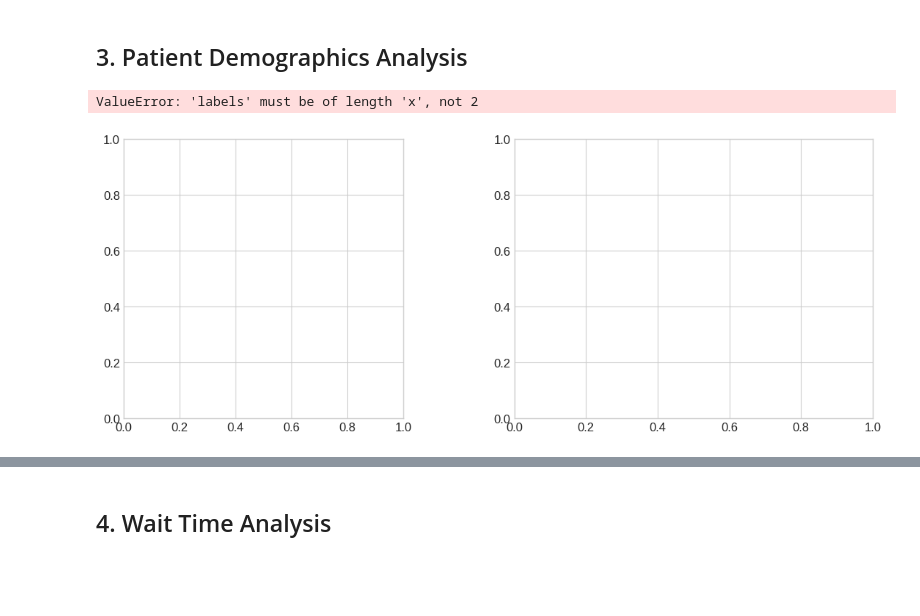
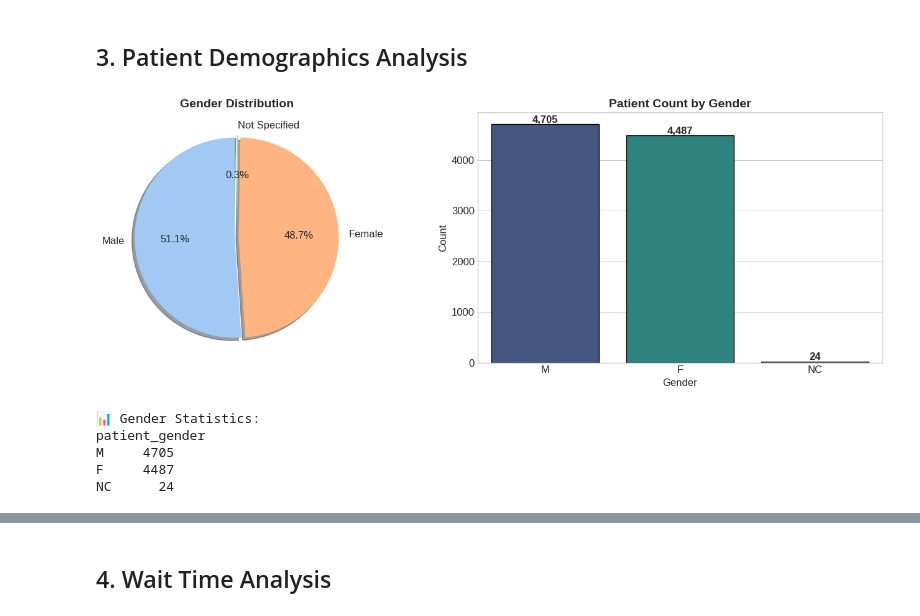
Before and after one commit to Shambhavijha19/healthcareEDA, a Jupyter notebook: Healthcare_EDA_Analysis.ipynb, the cells around one changed output, grey strips where cells are left out. Cells and saved outputs as stored; diff of their text form; code cells hidden in the pictures; blank space fills up the shorter version.

Commit message:
added 1 graph

```diff
--- a/Healthcare_EDA_Analysis.ipynb
+++ b/Healthcare_EDA_Analysis.ipynb
@@ -151,33 +151,40 @@ New columns added: year, month, month_name, day_of_week, hour, is_weekend, age_g
 # %% [markdown]
 ## 3. Patient Demographics Analysis
 # %%
-# Gender Distribution
 fig, axes = plt.subplots(1, 2, figsize=(14, 5))
 
+# Gender Distribution
+gender_counts = df['patient_gender'].value_counts()
+gender_labels = gender_counts.index.map({'M': 'Male', 'F': 'Female', 'NC': 'Not Specified'})
+colors_pie = sns.color_palette('pastel', len(gender_counts))
+colors_bar = sns.color_palette('viridis', len(gender_counts))
+
 # Pie chart
-gender_counts = df['patient_gender'].value_counts()
-colors = ['#3498db', '#e74c3c']
-axes[0].pie(gender_counts, labels=['Male', 'Female'], autopct='%1.1f%%', colors=colors,
-            explode=(0.02, 0.02), shadow=True, startangle=90)
+axes[0].pie(gender_counts, labels=gender_labels, autopct='%1.1f%%', colors=colors_pie,
+            explode=[0.02]*len(gender_counts), shadow=True, startangle=90)
 axes[0].set_title('Gender Distribution', fontsize=14, fontweight='bold')
 
 # Bar chart
-sns.countplot(data=df, x='patient_gender', palette=colors, ax=axes[1], edgecolor='black')
+sns.countplot(data=df, x='patient_gender', palette=colors_bar, ax=axes[1], edgecolor='black')
 axes[1].set_title('Patient Count by Gender', fontsize=14, fontweight='bold')
 axes[1].set_xlabel('Gender')
 axes[1].set_ylabel('Count')
 for p in axes[1].patches:
     axes[1].annotate(f'{int(p.get_height()):,}', (p.get_x() + p.get_width()/2., p.get_height()),
                      ha='center', va='bottom', fontweight='bold')
 
 plt.tight_layout()
 plt.show()
 
 print(f"\n📊 Gender Statistics:")
 print(gender_counts.to_string())
 # %% [output]
+[figure, new version]
-ValueError: 'labels' must be of length 'x', not 2
+📊 Gender Statistics:
+patient_gender
+M     4705
+F     4487
+NC      24
-[figure, old version]
 # %%
 # Age Distribution
 fig, axes = plt.subplots(1, 2, figsize=(14, 5))
```
Also changed, not shown: parts of 21 cells of this notebook.
